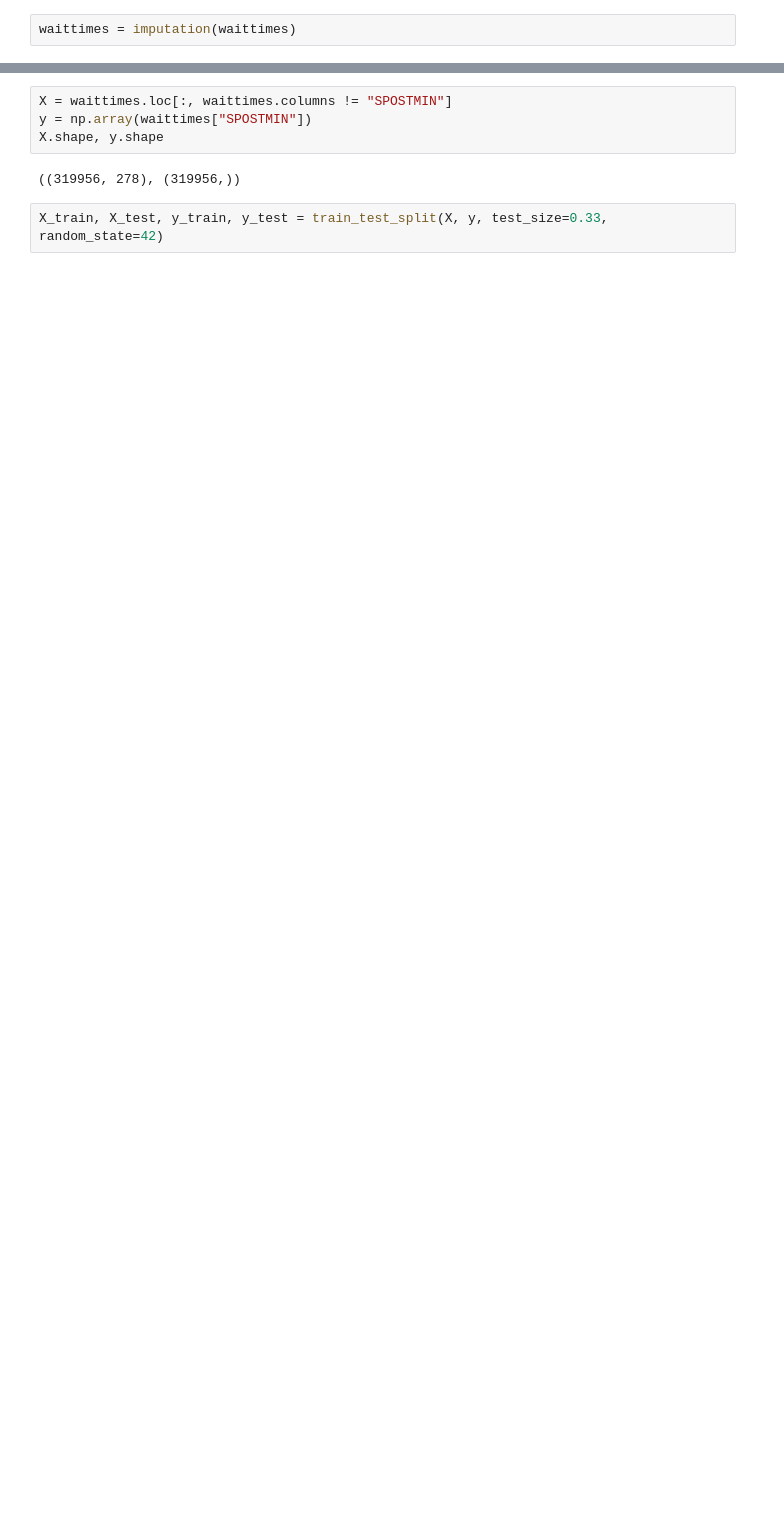
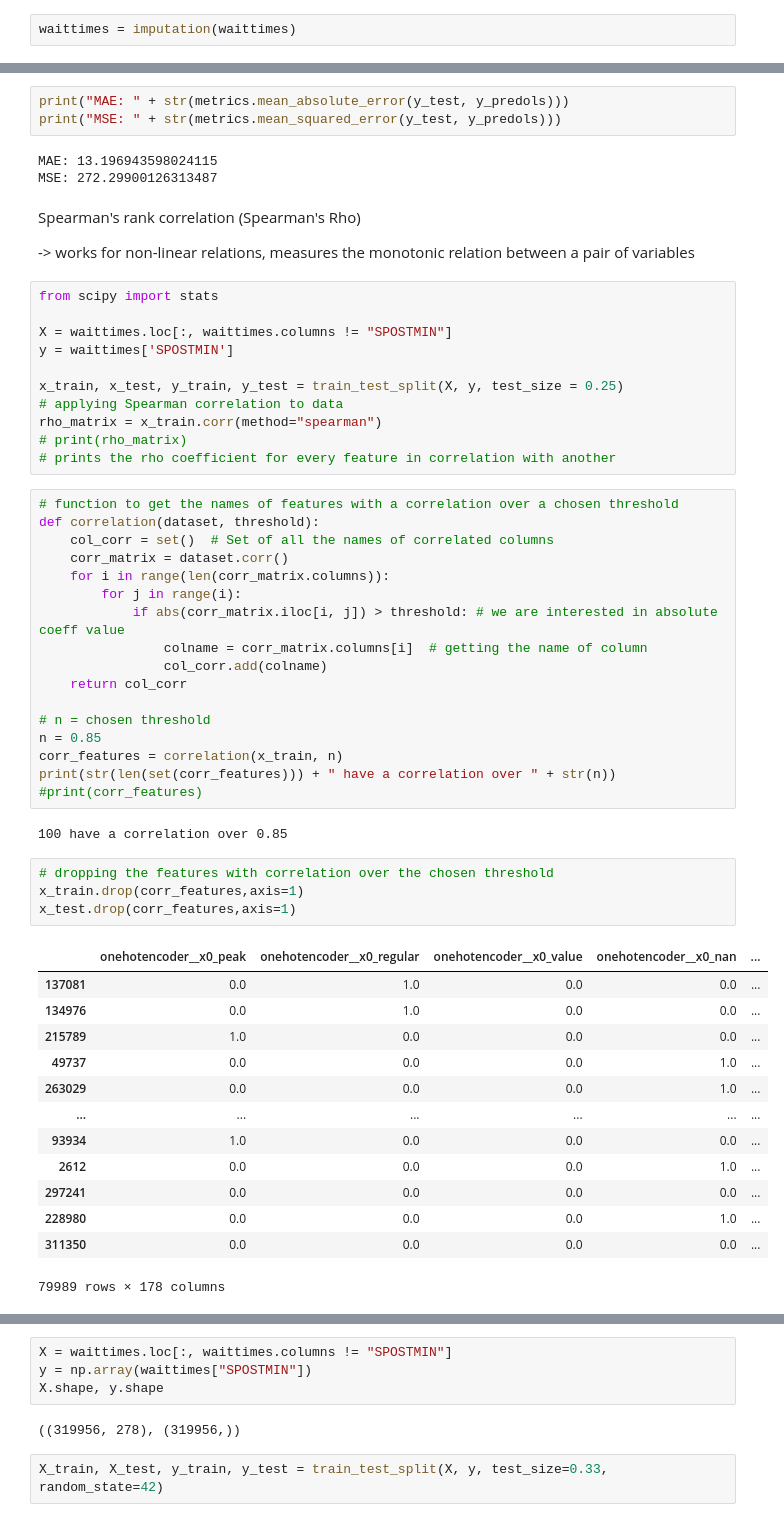
Before and after one commit to Anninam/Project-Disney-World-DSF, a Jupyter notebook: data_cleaning.ipynb, the cells around one changed output, grey strips where cells are left out. Cells and saved outputs as stored; diff of their text form; blank space fills up the shorter version.

```diff
--- a/data_cleaning.ipynb
+++ b/data_cleaning.ipynb
@@ -210,0 +251,58 @@ pandas.core.frame.DataFrame
+# %%
+print("MAE: " + str(metrics.mean_absolute_error(y_test, y_predols)))
+print("MSE: " + str(metrics.mean_squared_error(y_test, y_predols)))
+# %% [output]
+MAE: 13.196943598024115
+MSE: 272.29900126313487
+# %% [markdown]
+Spearman's rank correlation (Spearman's Rho)
+
+-> works for non-linear relations, measures the monotonic relation between a pair of variables
+# %%
+from scipy import stats
+
+X = waittimes.loc[:, waittimes.columns != "SPOSTMIN"]
+y = waittimes['SPOSTMIN']
+
+x_train, x_test, y_train, y_test = train_test_split(X, y, test_size = 0.25)
+# applying Spearman correlation to data
+rho_matrix = x_train.corr(method="spearman")
+# print(rho_matrix)
+# prints the rho coefficient for every feature in correlation with another
+# %%
+# function to get the names of features with a correlation over a chosen threshold
+def correlation(dataset, threshold):
+    col_corr = set()  # Set of all the names of correlated columns
+    corr_matrix = dataset.corr()
+    for i in range(len(corr_matrix.columns)):
+        for j in range(i):
+            if abs(corr_matrix.iloc[i, j]) > threshold: # we are interested in absolute coeff value
+                colname = corr_matrix.columns[i]  # getting the name of column
+                col_corr.add(colname)
+    return col_corr
+
+# n = chosen threshold
+n = 0.85
+corr_features = correlation(x_train, n)
+print(str(len(set(corr_features))) + " have a correlation over " + str(n))
+#print(corr_features)
+# %% [output]
+100 have a correlation over 0.85
+# %%
+# dropping the features with correlation over the chosen threshold
+x_train.drop(corr_features,axis=1)
+x_test.drop(corr_features,axis=1)
+# %% [output]
+|  | onehotencoder__x0_peak | onehotencoder__x0_regular | onehotencoder__x0_value | onehotencoder__x0_nan | ... |
+| 137081 | 0.0 | 1.0 | 0.0 | 0.0 | ... |
+| 134976 | 0.0 | 1.0 | 0.0 | 0.0 | ... |
+| 215789 | 1.0 | 0.0 | 0.0 | 0.0 | ... |
+| 49737 | 0.0 | 0.0 | 0.0 | 1.0 | ... |
+| 263029 | 0.0 | 0.0 | 0.0 | 1.0 | ... |
+| ... | ... | ... | ... | ... | ... |
+| 93934 | 1.0 | 0.0 | 0.0 | 0.0 | ... |
+| 2612 | 0.0 | 0.0 | 0.0 | 1.0 | ... |
+| 297241 | 0.0 | 0.0 | 0.0 | 0.0 | ... |
+| 228980 | 0.0 | 0.0 | 0.0 | 1.0 | ... |
+| 311350 | 0.0 | 0.0 | 0.0 | 0.0 | ... |
+79989 rows × 178 columns
```
Also changed, not shown: parts of 24 cells of this notebook, 1 other file.
